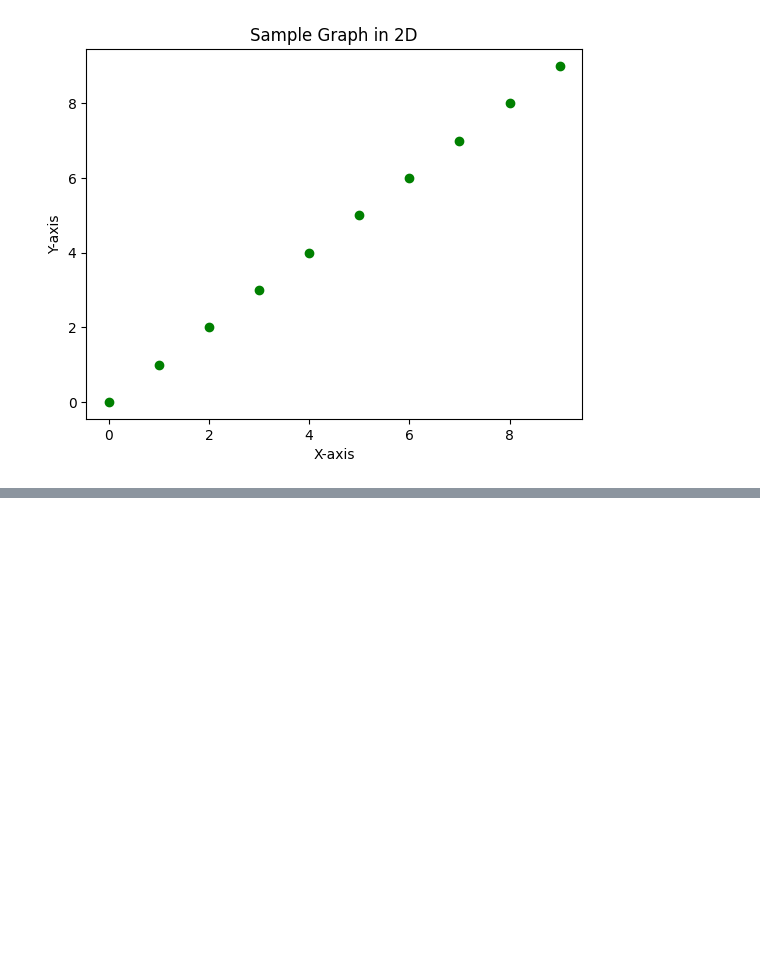
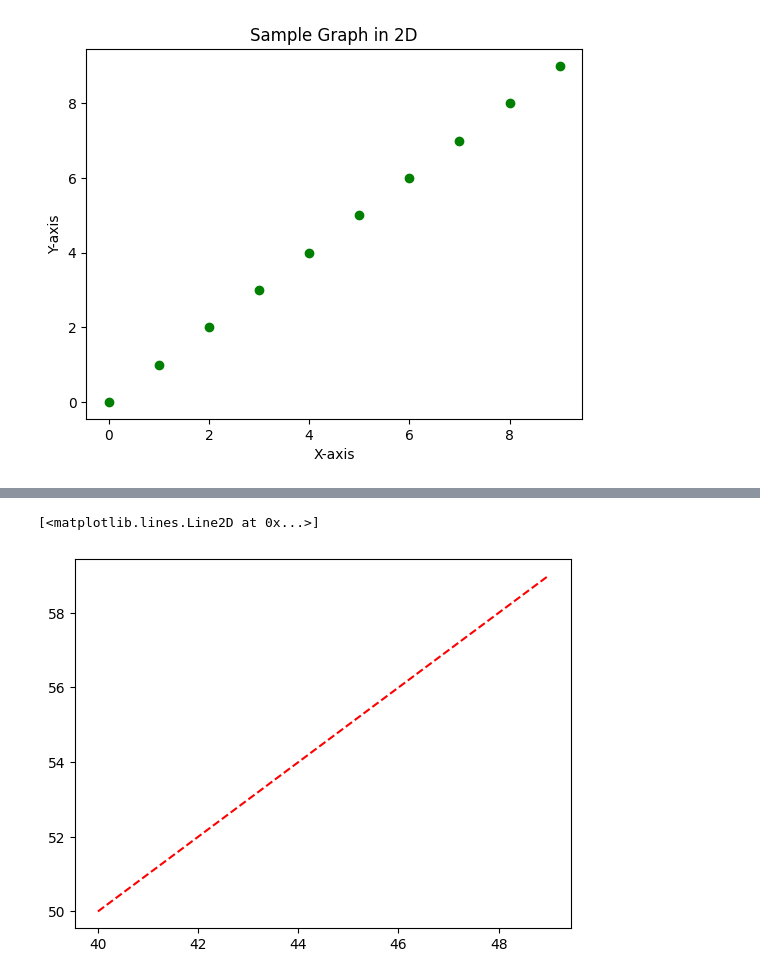
Before and after one commit to AbhishekSaini1101/Colab, a Jupyter notebook: PythonPractice.ipynb, the cells around one changed output, grey strips where cells are left out. Cells and saved outputs as stored; diff of their text form; code cells hidden in the pictures; blank space fills up the shorter version.

```diff
--- a/PythonPractice.ipynb
+++ b/PythonPractice.ipynb
@@ -524,0 +537,5 @@ Text(0.5, 1.0, 'Sample Graph in 2D')
+# %%
+plt.plot(a,b,'r--')
+# %% [output]
+[<matplotlib.lines.Line2D at 0x...>]
+[figure, added]
```
Also changed, not shown: parts of 2 cells of this notebook.
